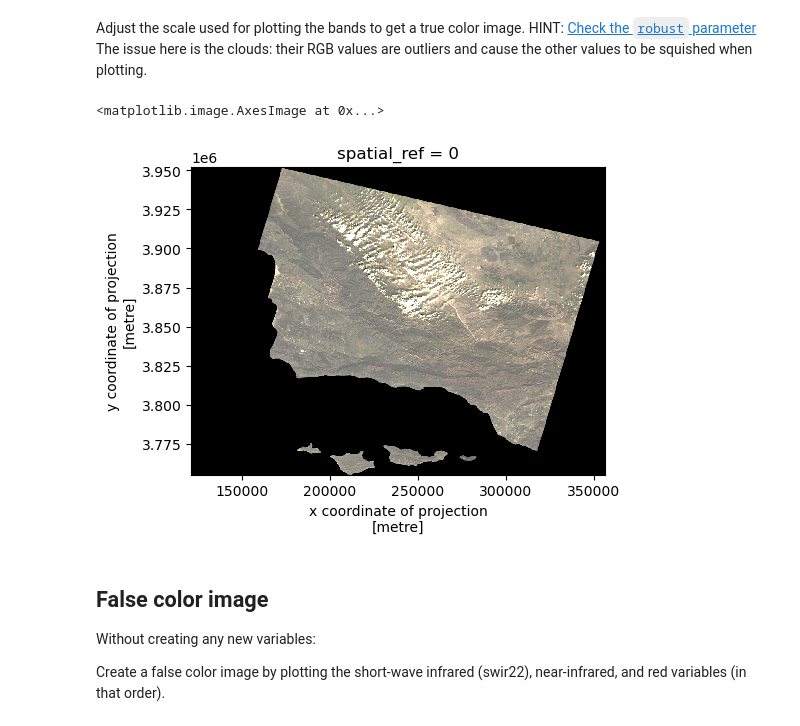
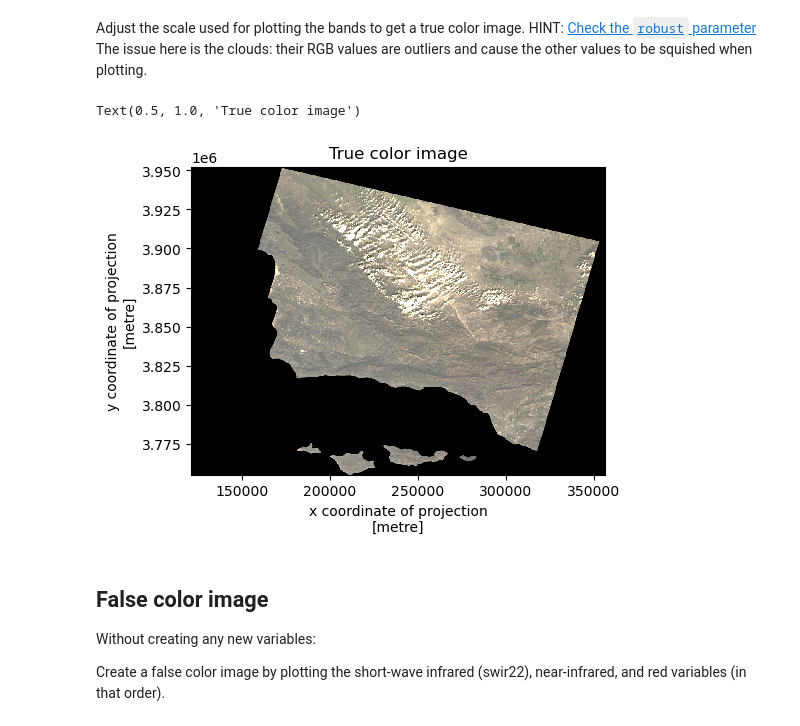
Before and after one commit to annieradams/eds220-hwk4, a Jupyter notebook: hwk4-task2-false-color.ipynb, the cells around one changed output. Drawn from its saved outputs; the diff is of its cells as text; code cells hidden in the pictures.

```diff
--- a/hwk4-task2-false-color.ipynb
+++ b/hwk4-task2-false-color.ipynb
@@ -262,9 +263,10 @@ The issue here is the clouds: their RGB values are outliers and cause the other
 # %%
 #select red green and blue variables, make an array and plot with robust = True
 landsat_2d[['red', 'green', 'blue']].to_array().plot.imshow(size = 4, robust = True)
+plt.title("True color image")
 # %% [output]
-<matplotlib.image.AxesImage at 0x...>
+Text(0.5, 1.0, 'True color image')
-[figure, old version]
+[figure, new version]
 # %% [markdown]
 ## False color image
 Without creating any new variables:
```
Also changed, not shown: parts of 4 cells of this notebook, 1 other file.
